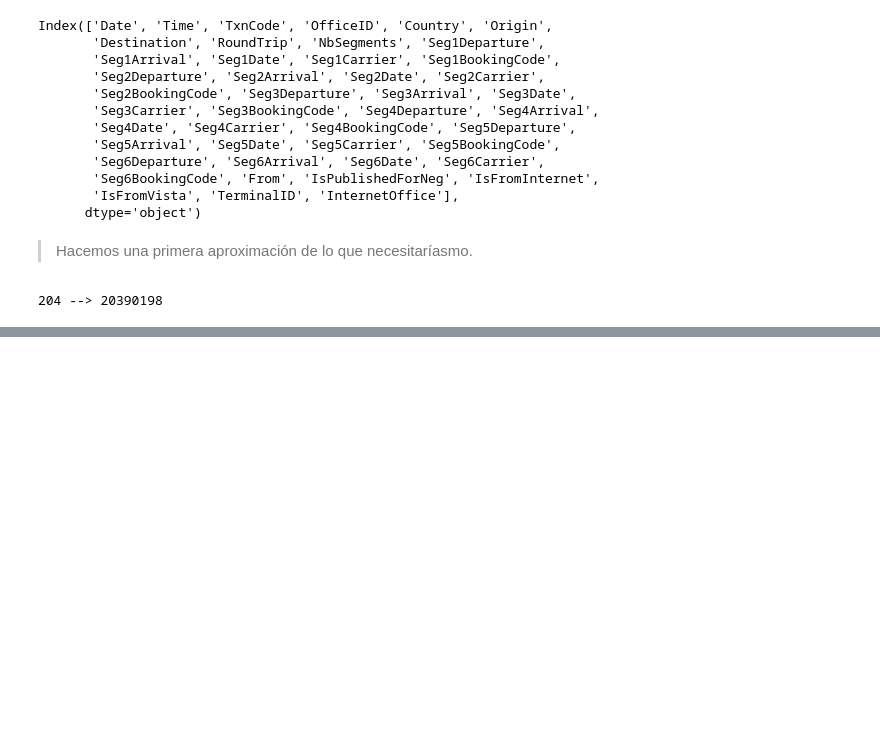
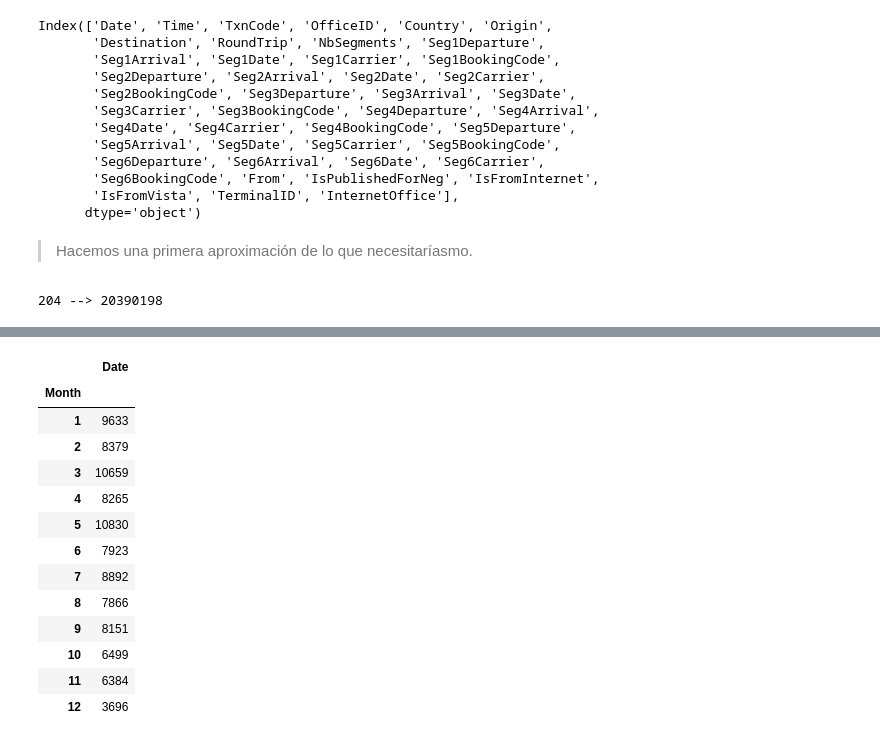
Before and after one commit to rgomezh/challenge, a Jupyter notebook: Ejercicio3.ipynb, the cells around one changed output, grey strips where cells are left out. Cells and saved outputs as stored; diff of their text form; code cells hidden in the pictures; blank space fills up the shorter version.

```diff
--- a/Ejercicio3.ipynb
+++ b/Ejercicio3.ipynb
@@ -107,0 +116,17 @@ KeyError: ('Destination', 'Month')
+# %%
+monthly_searches_MMB.xs('AGP', level='Destination')
+# %% [output]
+|  | Date |
+| Month |  |
+| 1 | 9633 |
+| 2 | 8379 |
+| 3 | 10659 |
+| 4 | 8265 |
+| 5 | 10830 |
+| 6 | 7923 |
+| 7 | 8892 |
+| 8 | 7866 |
+| 9 | 8151 |
+| 10 | 6499 |
+| 11 | 6384 |
+| 12 | 3696 |
```
Also changed, not shown: parts of 6 cells of this notebook, 1 other file.
